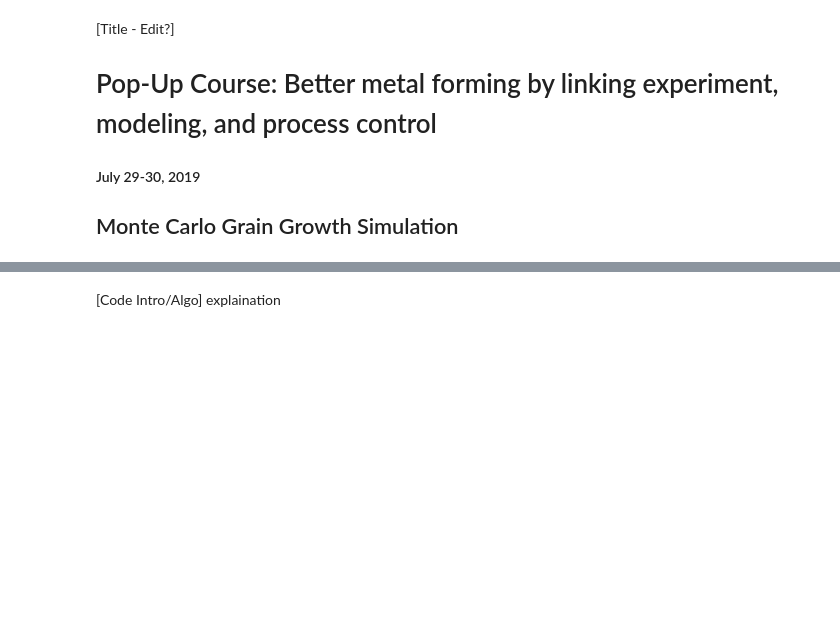
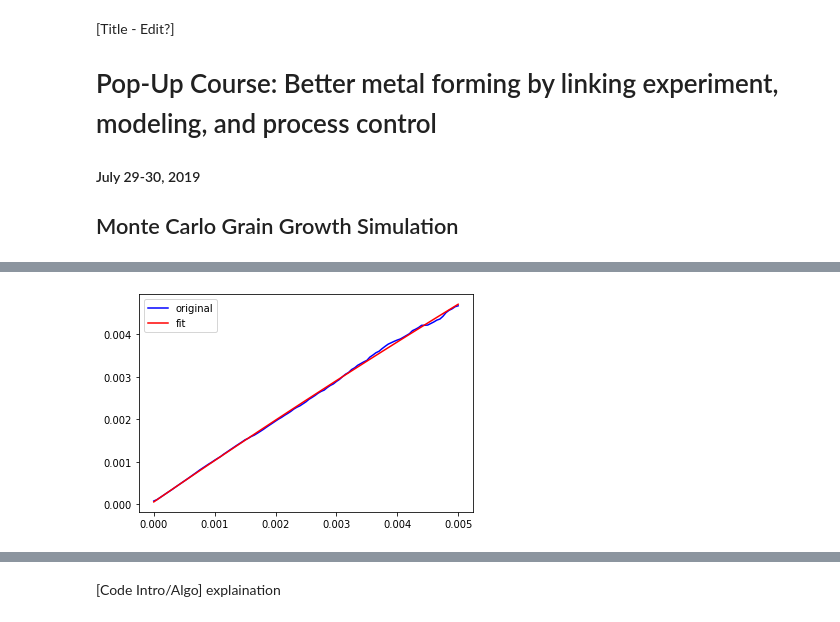
Before and after one commit to sagarbhatt0904/popUpCourse, a Jupyter notebook: popUpCourseMonteCarlo.ipynb, the cells around one changed output, grey strips where cells are left out. Drawn from its saved outputs; the diff is of its cells as text; code cells hidden in the pictures; blank space fills up the shorter version.

```diff
--- a/popUpCourseMonteCarlo.ipynb
+++ b/popUpCourseMonteCarlo.ipynb
@@ -8,0 +20,15 @@
+# %%
+import pandas as pd
+import numpy as np
+from matplotlib import pyplot as plt
+df = pd.read_csv("Lin.txt", sep = '\t', header=None, names=['t', 'area', 'dia'])
+time = df['t']
+d = df['area']
+c1, c2, c3 = np.polyfit(time, d, 2)
+
+plt.plot(time, d, color = 'b', label = 'original')
+plt.plot(time, c3 + c2*time + c1*time*time, color = 'r', label = 'fit')
+plt.legend()
+plt.show()
+# %% [output]
+[figure, added]
```
Also changed, not shown: parts of 5 cells of this notebook, 3 other files.
